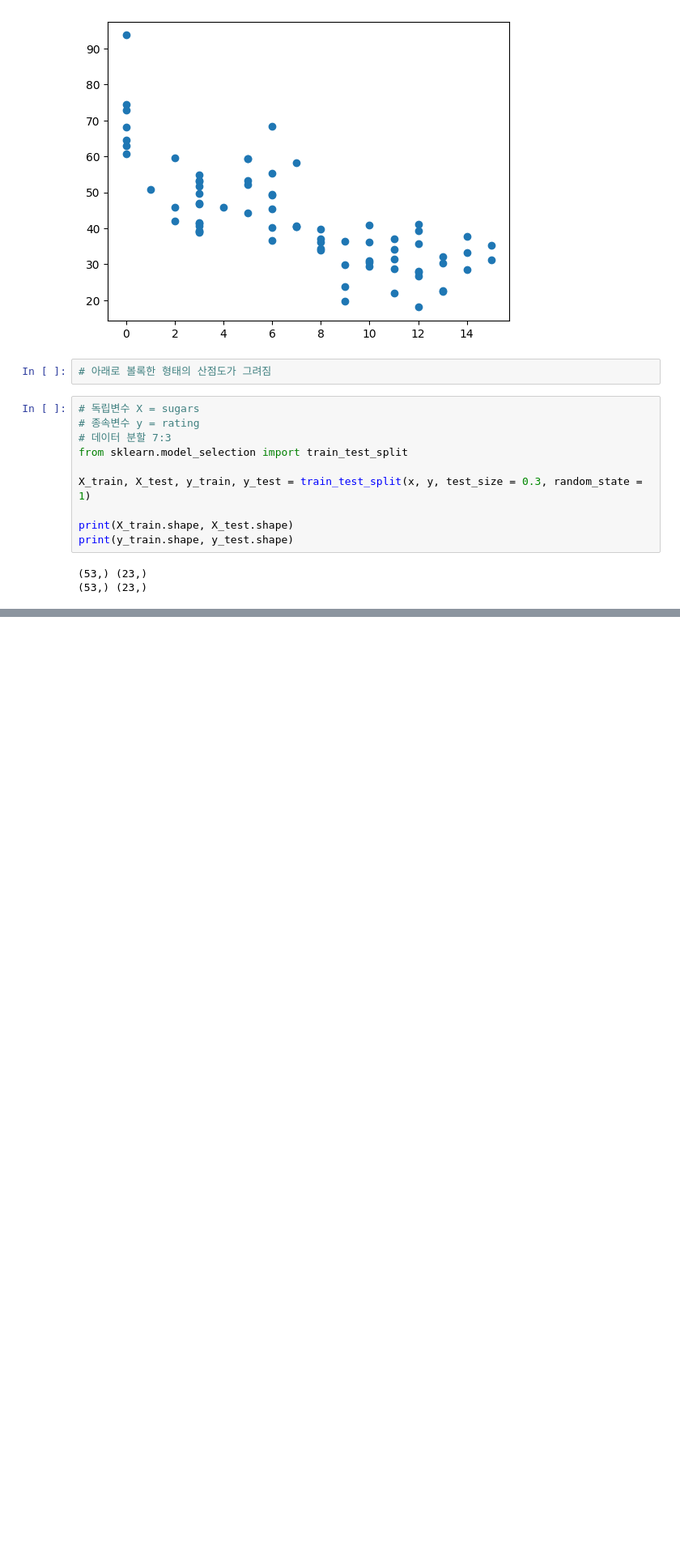
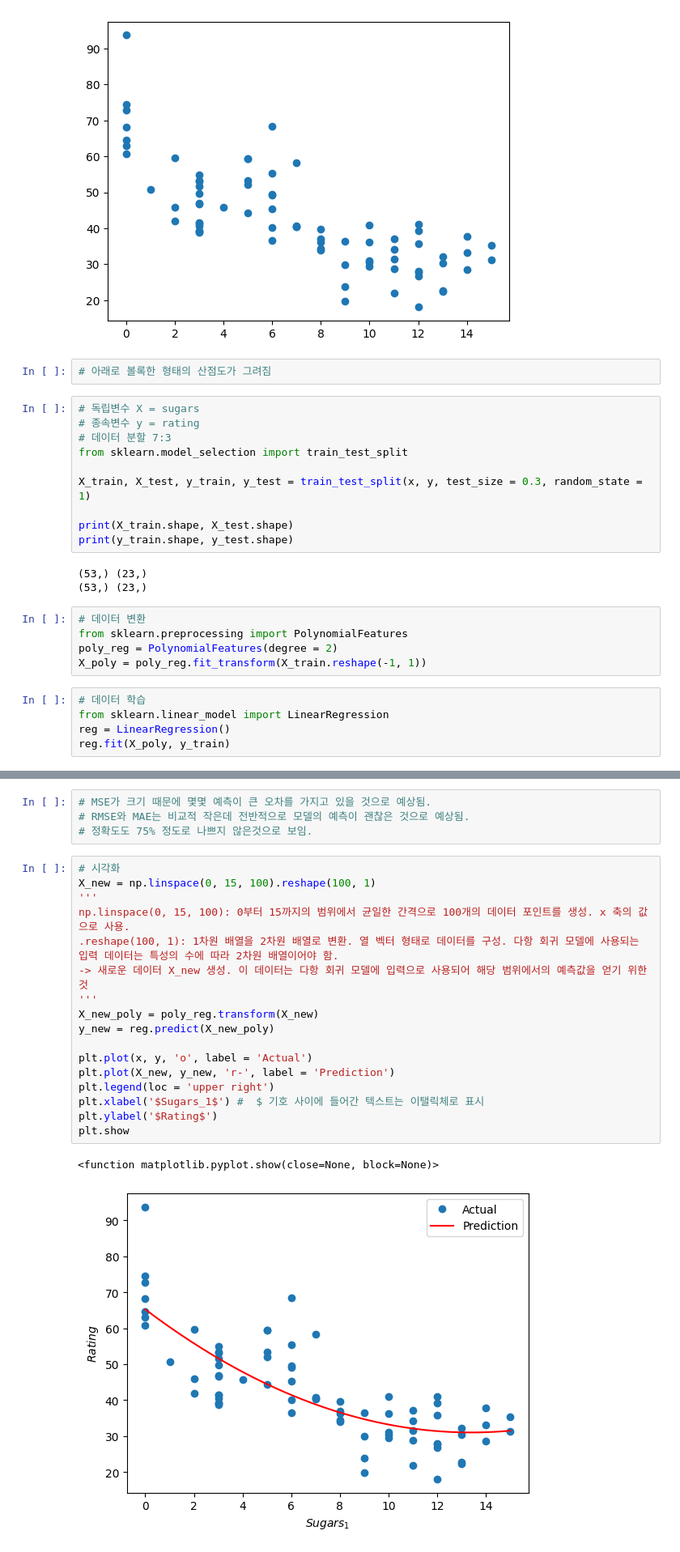
Before and after one commit to DANU011/practice-analysis, a Jupyter notebook: bigdata/bigdata_chap6_PolynomialRegression.ipynb, the cells around one changed output, grey strips where cells are left out. Shown at 81% size. Cells and saved outputs as stored; diff of their text form; blank space fills up the shorter version.

Commit message:
end_chap6_PolynomialRegression

```diff
--- a/bigdata/bigdata_chap6_PolynomialRegression.ipynb
+++ b/bigdata/bigdata_chap6_PolynomialRegression.ipynb
@@ -104,3 +104,13 @@ print(y_train.shape, y_test.shape)
 # %% [output]
 (53,) (23,)
 (53,) (23,)
+# %%
+# 데이터 변환
+from sklearn.preprocessing import PolynomialFeatures
+poly_reg = PolynomialFeatures(degree = 2)
+X_poly = poly_reg.fit_transform(X_train.reshape(-1, 1))
+# %%
+# 데이터 학습
+from sklearn.linear_model import LinearRegression
+reg = LinearRegression()
+reg.fit(X_poly, y_train)
@@ -106,0 +166,24 @@ print(y_train.shape, y_test.shape)
+# %%
+# MSE가 크기 때문에 몇몇 예측이 큰 오차를 가지고 있을 것으로 예상됨.
+# RMSE와 MAE는 비교적 작은데 전반적으로 모델의 예측이 괜찮은 것으로 예상됨.
+# 정확도도 75% 정도로 나쁘지 않은것으로 보임.
+# %%
+# 시각화
+X_new = np.linspace(0, 15, 100).reshape(100, 1)
+'''
+np.linspace(0, 15, 100): 0부터 15까지의 범위에서 균일한 간격으로 100개의 데이터 포인트를 생성. x 축의 값으로 사용.
+.reshape(100, 1): 1차원 배열을 2차원 배열로 변환. 열 벡터 형태로 데이터를 구성. 다항 회귀 모델에 사용되는 입력 데이터는 특성의 수에 따라 2차원 배열이어야 함.
+-> 새로운 데이터 X_new 생성. 이 데이터는 다항 회귀 모델에 입력으로 사용되어 해당 범위에서의 예측값을 얻기 위한 것
+'''
+X_new_poly = poly_reg.transform(X_new)
+y_new = reg.predict(X_new_poly)
+
+plt.plot(x, y, 'o', label = 'Actual')
+plt.plot(X_new, y_new, 'r-', label = 'Prediction')
+plt.legend(loc = 'upper right')
+plt.xlabel('$Sugars_1$') #  $ 기호 사이에 들어간 텍스트는 이탤릭체로 표시
+plt.ylabel('$Rating$')
+plt.show
+# %% [output]
+<function matplotlib.pyplot.show(close=None, block=None)>
+[figure, added]
```
Also changed, not shown: parts of 11 cells of this notebook.
